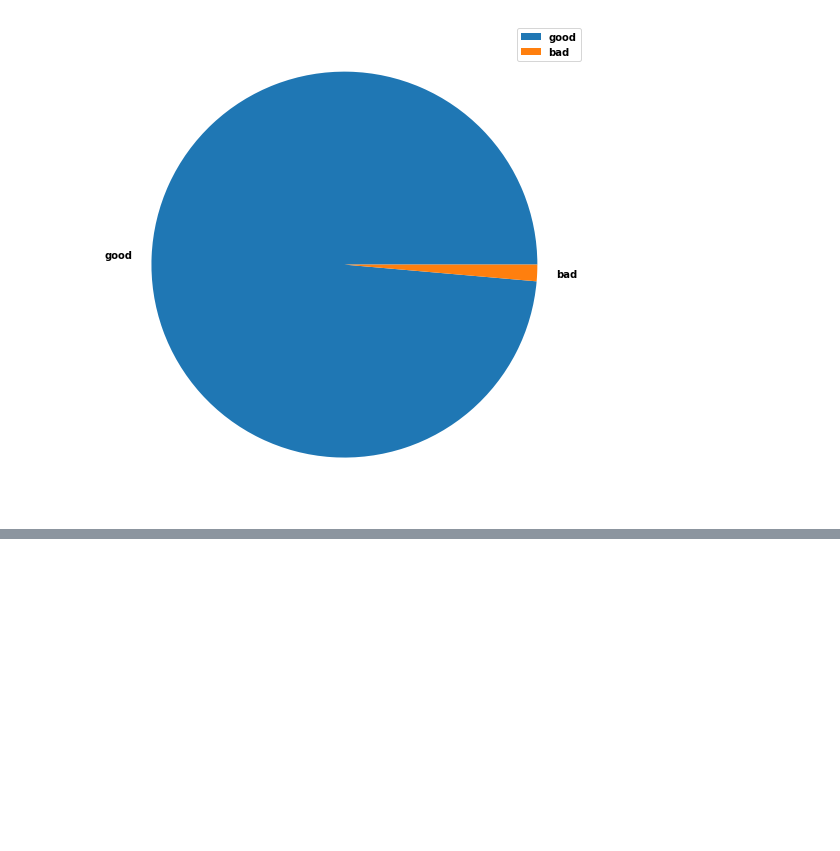
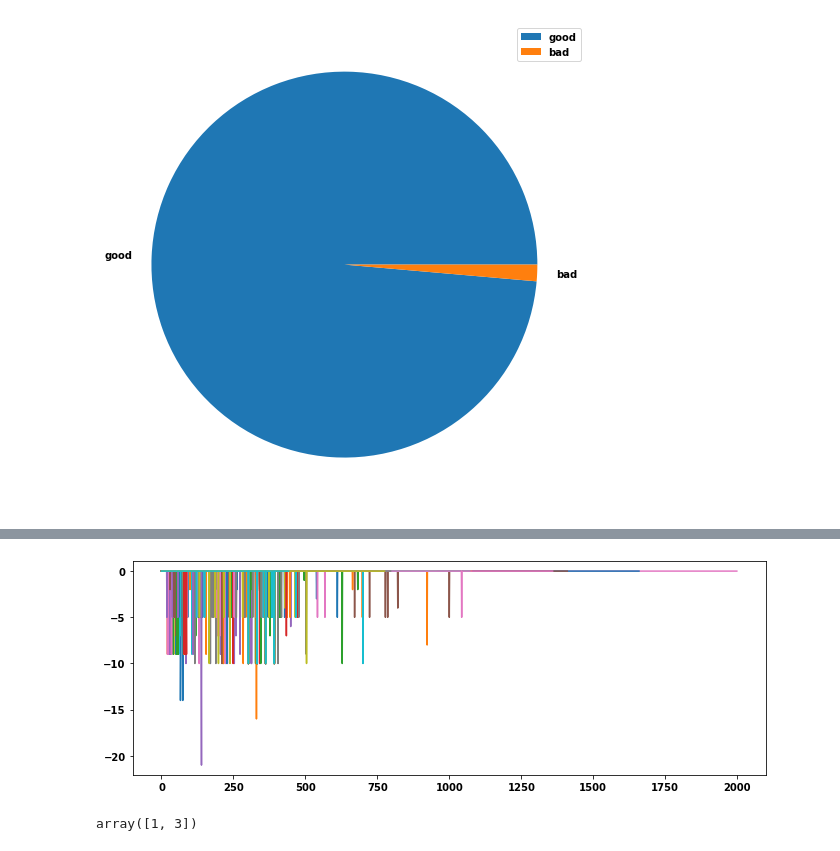
Before and after one commit to pranavAL/InvRL_Auto-Evaluate, a Jupyter notebook: EDA.ipynb, the cells around one changed output, grey strips where cells are left out. Saved outputs shown, nothing was run; the diff lists cells and outputs as text; code cells hidden in the pictures; blank space fills up the shorter version.

Commit message:
Final Data Analysis

```diff
--- a/EDA.ipynb
+++ b/EDA.ipynb
@@ -228,0 +239,16 @@ data.to_csv("features_to_train.csv", index=False)
+# %%
+for sess in data["Session id"].unique():
+    y = data[data["Session id"]==sess]["reward"]
+    x = data[data["Session id"]==sess]["Time Step"]
+    plt.plot(x, y)
+
+plt.show()
+# %% [output]
+[figure, added]
+# %%
+x = np.array([[0,1],[2,3]])
+
+#print(np.shape(x))
+x[:,-1]
+# %% [output]
+array([1, 3])
```
Also changed, not shown: parts of 1 cell of this notebook.
